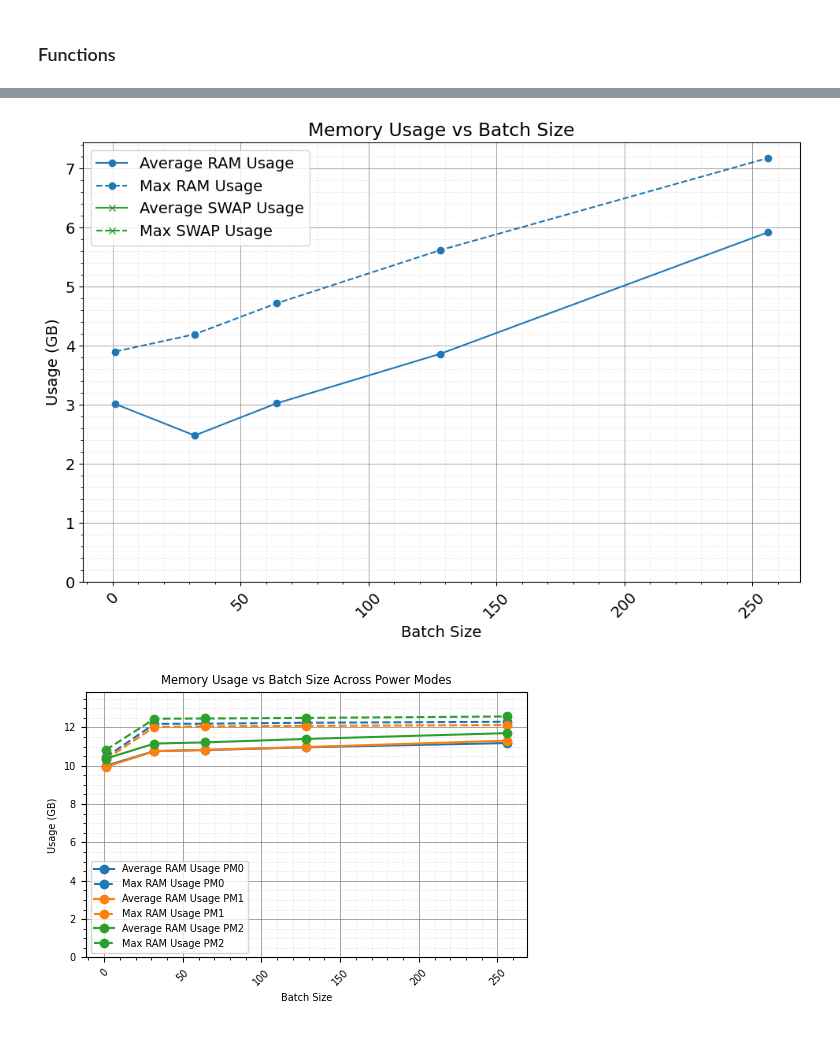
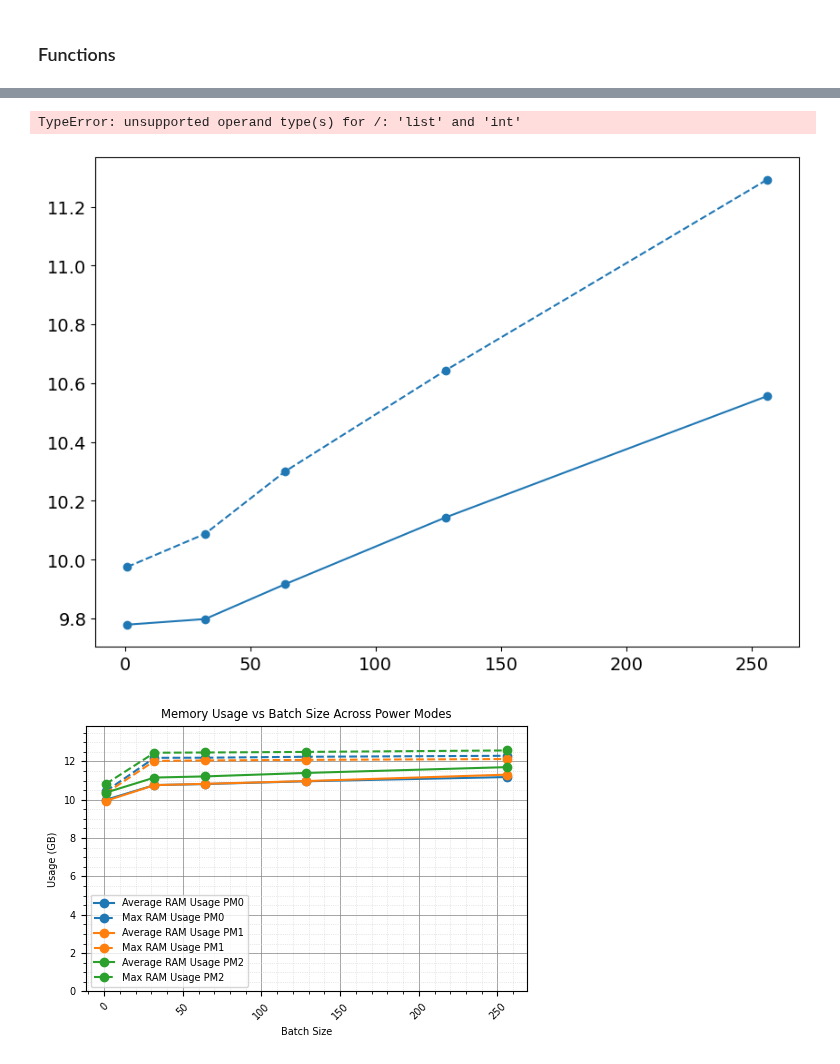
Before and after one commit to Juanx65/ArtTRT, a Jupyter notebook: post_processing/plot_memory_from_tegrastats_logs.ipynb, the cells around one changed output, grey strips where cells are left out. Drawn from its saved outputs; the diff is of its cells as text; code cells hidden in the pictures.

Commit message:
some memory limit for the plot

```diff
--- a/post_processing/plot_memory_from_tegrastats_logs.ipynb
+++ b/post_processing/plot_memory_from_tegrastats_logs.ipynb
@@ -163,7 +163,8 @@ def plot_memory_batch_size_compare(data_dicts, batch_sizes):
     plt.figure(figsize=(10, 7)).tight_layout()
     plt.plot(batch_sizes, avg_ram_usage, label='Average RAM Usage', marker='o',color='tab:blue')
     plt.plot(batch_sizes, max_ram_usage, label='Max RAM Usage', linestyle='--', marker='o',color='tab:blue')
-    plt.ylim(0, max([data['maxRAM'] / 1024 for data in data_dicts]))
+    max_ram_limit = max(max([ram / 1024 for ram in data['RAM']]) for data in data_dicts)
+    plt.ylim(0, max_ram_limit)
 
     # Plot SWAP usage if any
     if any(max_swap_usage):  # Se verifica si hay algún valor distinto de 0 en max_swap_usage
@@ -277,22 +278,23 @@ plot_memory_one_run_compare(
 # %%
-OPTIMIZATION = 'vanilla'
-PLATFORM = 'orin_nano'
-POWER_MODE = 'PM0'
-NETWORK = 'resnet152'
+OPTIMIZATION = 'int8'
+PLATFORM = 'orin_agx'
+POWER_MODE = 'PM1'
+NETWORK = 'resnet50'
 
-data_bs_1 =  read_data(f'../outputs/tegrastats_log/tegrastats_log_{PLATFORM}/{OPTIMIZATION}_{NETWORK}_bs_1_{POWER_MODE}.txt')
-data_bs_32 = read_data(f'../outputs/tegrastats_log/tegrastats_log_{PLATFORM}/{OPTIMIZATION}_{NETWORK}_bs_32_{POWER_MODE}.txt')
-data_bs_64 = read_data(f'../outputs/tegrastats_log/tegrastats_log_{PLATFORM}/{OPTIMIZATION}_{NETWORK}_bs_64_{POWER_MODE}.txt')
-data_bs_128 = read_data(f'../outputs/tegrastats_log/tegrastats_log_{PLATFORM}/{OPTIMIZATION}_{NETWORK}_bs_128_{POWER_MODE}.txt')
-data_bs_256 = read_data(f'../outputs/tegrastats_log/tegrastats_log_{PLATFORM}/{OPTIMIZATION}_{NETWORK}_bs_256_{POWER_MODE}.txt')
+data_bs_1 =  read_data(f'../outputs/tegrastats_log/{OPTIMIZATION}_{NETWORK}_bs_1_{POWER_MODE}_STATIC.txt')
+data_bs_32 = read_data(f'../outputs/tegrastats_log/{OPTIMIZATION}_{NETWORK}_bs_32_{POWER_MODE}_STATIC.txt')
+data_bs_64 = read_data(f'../outputs/tegrastats_log/{OPTIMIZATION}_{NETWORK}_bs_64_{POWER_MODE}_STATIC.txt')
+data_bs_128 = read_data(f'../outputs/tegrastats_log/{OPTIMIZATION}_{NETWORK}_bs_128_{POWER_MODE}_STATIC.txt')
+data_bs_256 = read_data(f'../outputs/tegrastats_log/{OPTIMIZATION}_{NETWORK}_bs_256_{POWER_MODE}_STATIC.txt')
 
 # Graficar los datos
 plot_memory_batch_size_compare(
     [ data_bs_1, data_bs_32, data_bs_64,data_bs_128,data_bs_256],
     [ 1,32,64,128,256]
 )
 # %% [output]
+TypeError: unsupported operand type(s) for /: 'list' and 'int'
-[figure, old version]
+[figure, new version]
 # %%
 # Leer datos de cada optimización
 
```
Also changed, not shown: parts of 1 cell of this notebook.
